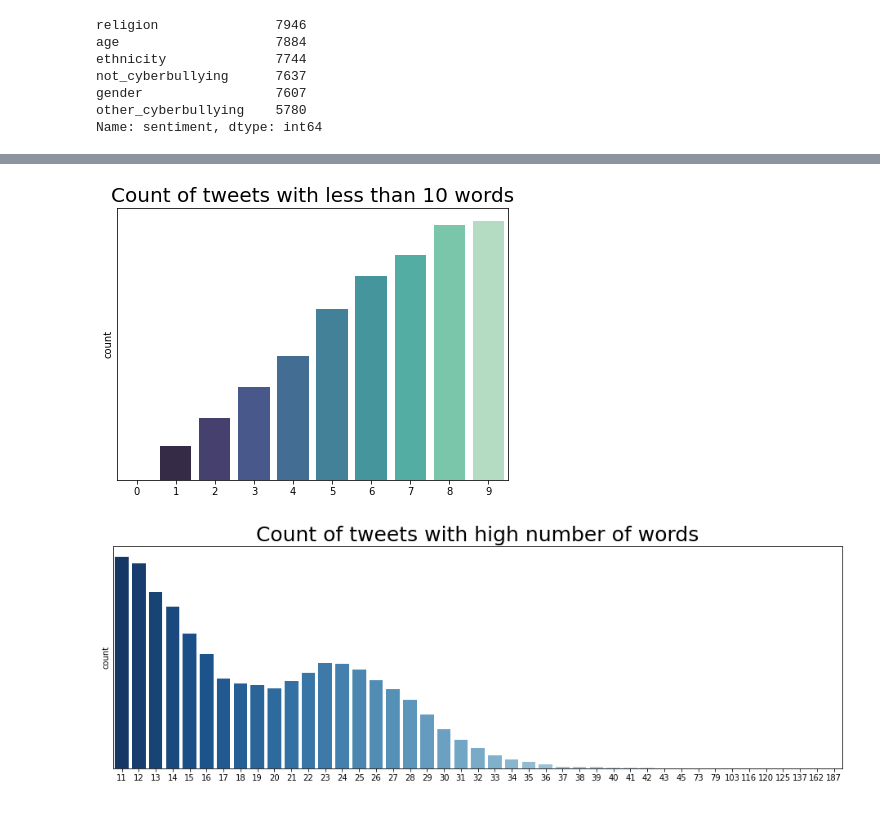
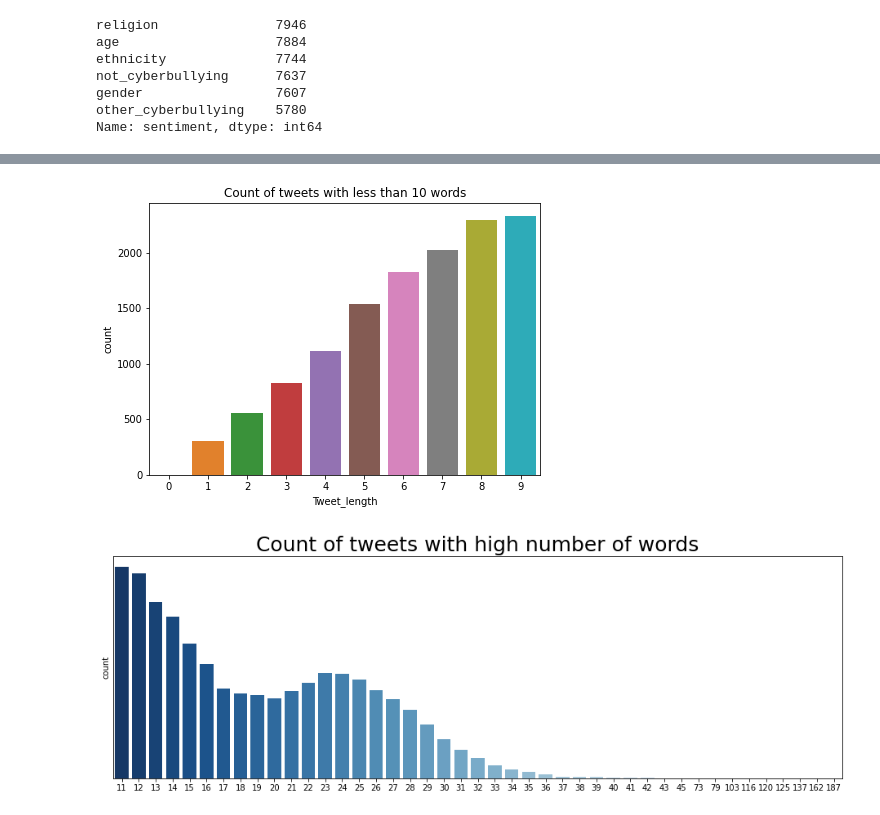
Before and after one commit to vishal19217/CyberBullying_Sentiment_Analysis, a Jupyter notebook: ML_Project_PreProcessing.ipynb, the cells around one changed output, grey strips where cells are left out. Saved outputs shown, nothing was run; the diff lists cells and outputs as text; code cells hidden in the pictures.

```diff
--- a/ML_Project_PreProcessing.ipynb
+++ b/ML_Project_PreProcessing.ipynb
@@ -155,9 +176,6 @@ def deepClean(text):
 # %%
-clean_tweets = []
+basic_clean_tweets = []
 for text in data['tweet']:
-  clean_tweets.append(deepClean(text))
-
-data['clean_tweets'] = clean_tweets
-data.head()
+  basic_clean_tweets.append(basic_cleaning(text))
 # %% [output]
 To hide this warning, pin/downgrade the package to 'emoji~=1.6.3'
@@ -170,0 +182,5 @@ To hide this warning, pin/downgrade the package to 'emoji~=1.6.3'
+# %%
+basic_clean_df = pd.DataFrame(basic_clean_tweets, columns = ['Basic clean']);
+basic_clean_df.head()
+
+# We can see that basic cleaning of tweets has been done.
@@ -170,0 +217,7 @@ To hide this warning, pin/downgrade the package to 'emoji~=1.6.3'
+# %%
+# For stemming and lemmatization
+stem_tweets = []
+lemma_tweets = []
+for text in basic_clean_df['Basic clean']:
+  stem_tweets.append(stemming(text));      # Stemming
+  lemma_tweets.append(lemmatize(text));    # Lemmatize
@@ -170,0 +243,3 @@ To hide this warning, pin/downgrade the package to 'emoji~=1.6.3'
+# %%
+data['clean_tweets'] = stem_tweets
+data.head()
@@ -211,15 +299,13 @@ data.head()
 # %%
 import matplotlib.pyplot as plt
 plt.figure(figsize=(7,5))
-ax = sns.countplot(x='tweet_length', data=data[data['tweet_length']<10], palette='mako')
-plt.title('Count of tweets with less than 10 words', fontsize=20)
-plt.yticks([])
-# ax.bar_label(ax.containers[0])
+ax = sns.countplot(x='tweet_length', data=data[data['tweet_length']<10])
+plt.title('Count of tweets with less than 10 words')
 plt.ylabel('count')
-plt.xlabel('')
+plt.xlabel('Tweet_length')
 plt.show()
 # %% [output]
-[figure, old version]
+[figure, new version]
 # %%
 data = data[data['tweet_length'] > 3]
 # %%
```
Also changed, not shown: parts of 31 cells of this notebook.
